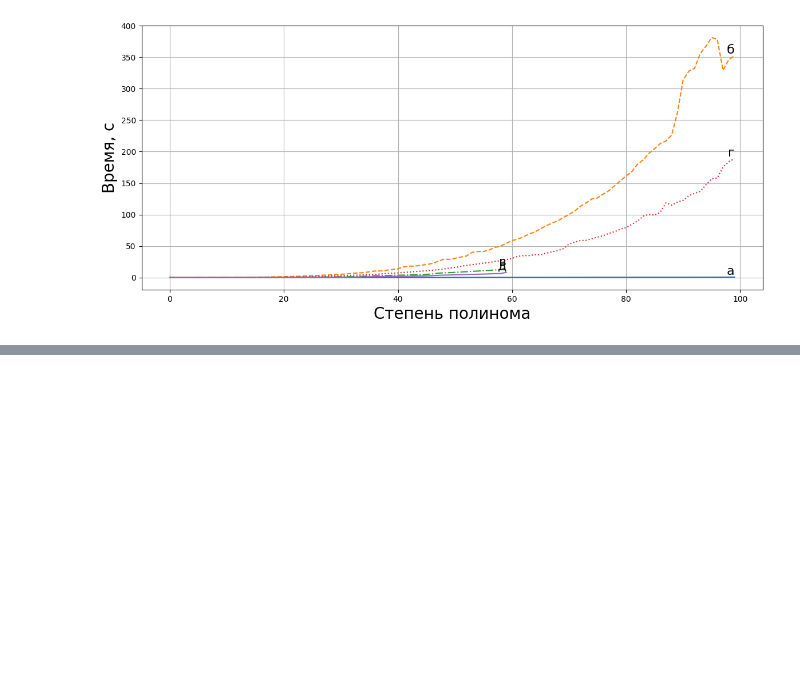
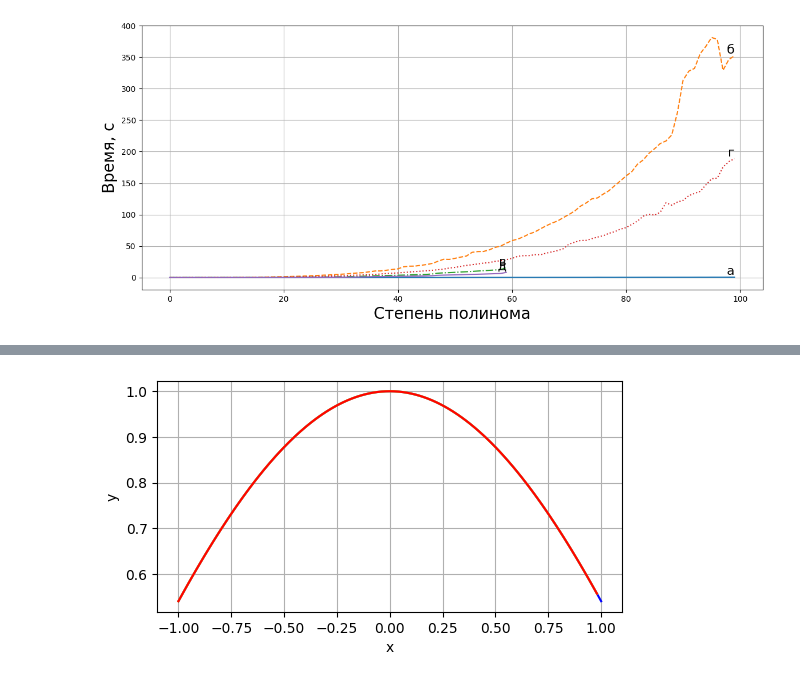
Before and after one commit to ManFizz/Perepechin-polynomial-approximation, a Jupyter notebook: python/view.ipynb, the cells around one changed output, grey strips where cells are left out. Cells and saved outputs as stored; diff of their text form; code cells hidden in the pictures; blank space fills up the shorter version.

```diff
--- a/python/view.ipynb
+++ b/python/view.ipynb
@@ -161,0 +191,19 @@ createPlotDifferenseByStepAndTime(files_legendre_cos)
+# %%
+converter = {'differense': lambda x: Decimal(x), 'result': lambda x: Decimal(x), 'x': lambda x: Decimal(x)}
+data1 = pd.read_csv(pathToProject + 'approx_cheb_cos.csv', delimiter=';', converters=converter)
+data2 = pd.read_csv(pathToProject + 'approx_legendre_cos.csv', delimiter=';', converters=converter)
+
+x = np.linspace(-1, 1, 400)
+cos_values = np.cos(x)
+
+plt.figure(figsize=(6, 3))
+plt.plot(x, cos_values, label='cos(x)', color='blue')
+plt.plot(data1['x'], data1['result'], color='red', zorder=5)
+plt.plot(data2['x'], data2['result'], color='yellow', zorder=4)
+
+plt.xlabel('x')
+plt.ylabel('y')
+plt.grid(True)
+plt.show()
+# %% [output]
+[figure, added]
```
Also changed, not shown: parts of 9 cells of this notebook, 11 other files.
